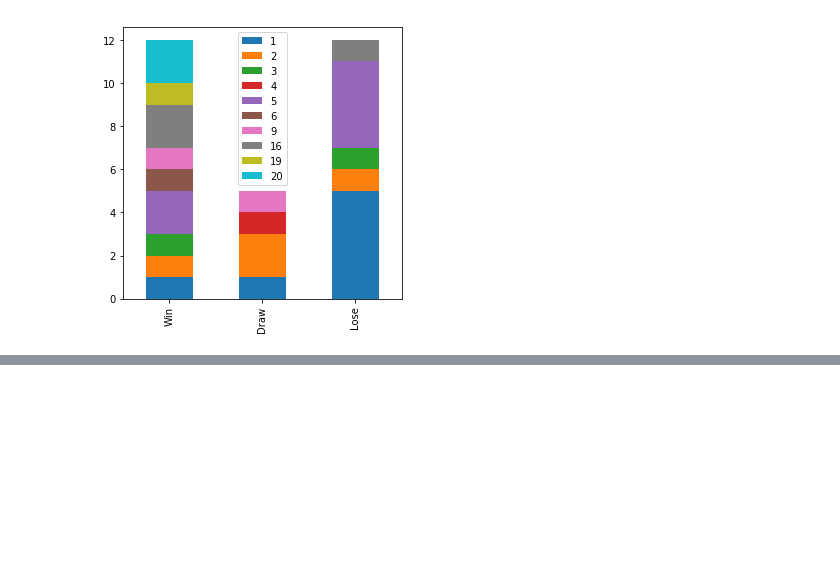
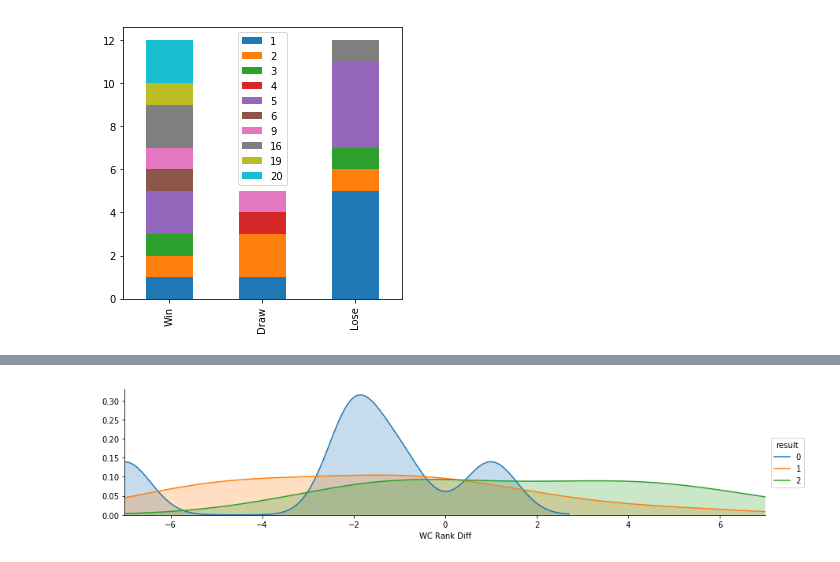
Before and after one commit to Hwnag-jihoon/Prediction-on-2018-Russia-WorldCup, a Jupyter notebook: Prediction on 2018 Russia WorldCup.ipynb, the cells around one changed output, grey strips where cells are left out. Drawn from its saved outputs; the diff is of its cells as text; code cells hidden in the pictures; blank space fills up the shorter version.

```diff
--- a/Prediction on 2018 Russia WorldCup.ipynb
+++ b/Prediction on 2018 Russia WorldCup.ipynb
@@ -260,0 +307,9 @@ bar_chart('Team1 market val.','Team2 market val.')
+# %%
+facet = sns.FacetGrid(train, hue="result",aspect=4)
+facet.map(sns.kdeplot,'WC Rank Diff',shade= True)
+facet.set(xlim=(train['WC Rank Diff'].min(), train['WC Rank Diff'].max()))
+facet.add_legend()
+
+plt.show()
+# %% [output]
+[figure, added]
```
Also changed, not shown: parts of 80 cells of this notebook, 11 other files.
